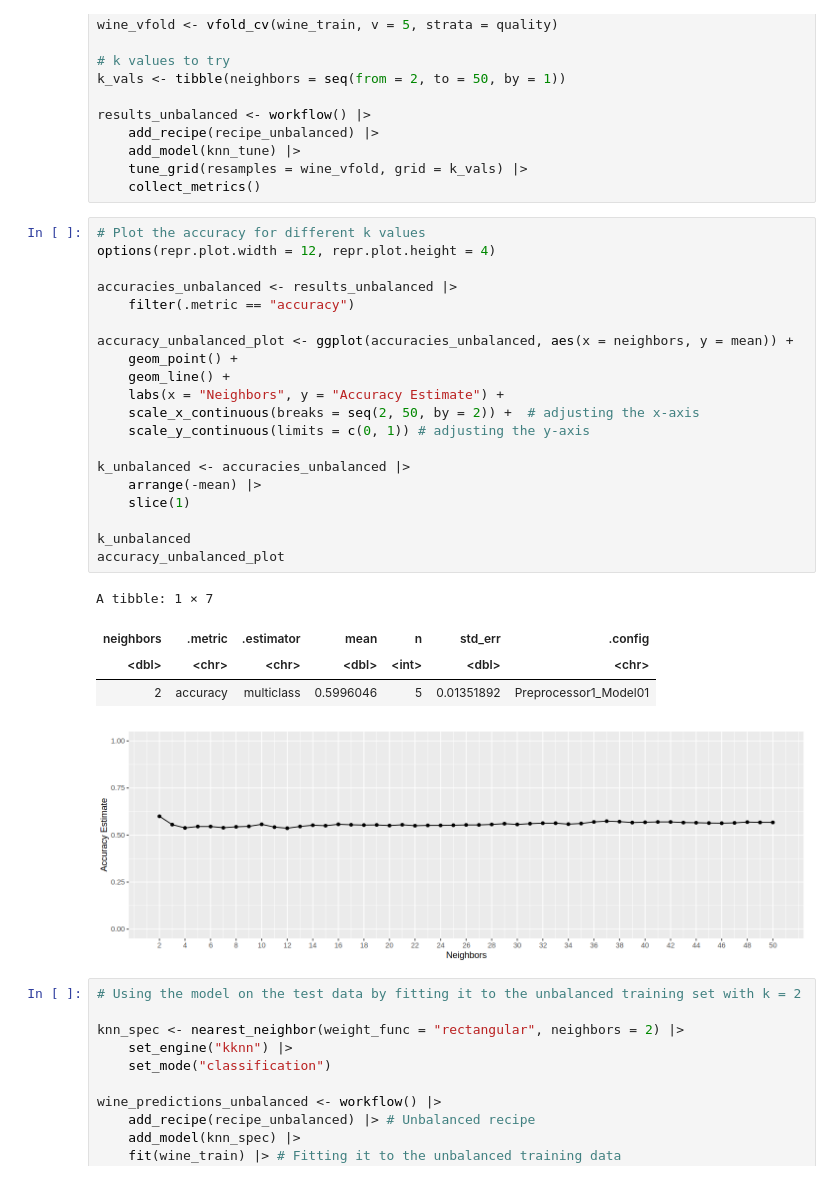
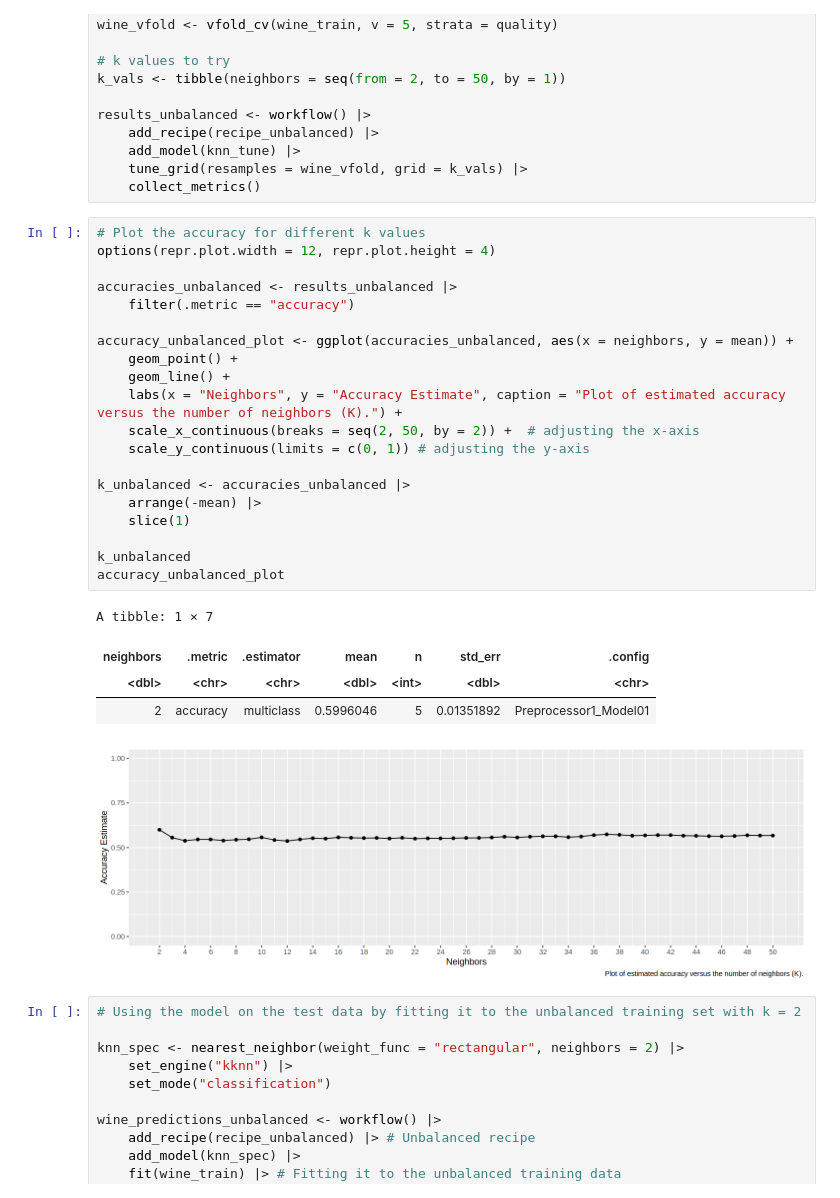
Before and after one commit to rahim620/DSCI100-PROJECT-FALL23, a Jupyter notebook: wine_quality.ipynb, the cells around one changed output. Drawn from its saved outputs; the diff is of its cells as text.

```diff
--- a/wine_quality.ipynb
+++ b/wine_quality.ipynb
@@ -148,29 +160,29 @@ results_unbalanced <- workflow() |>
 # %%
 # Plot the accuracy for different k values
 options(repr.plot.width = 12, repr.plot.height = 4)
 
 accuracies_unbalanced <- results_unbalanced |>
     filter(.metric == "accuracy")
 
 accuracy_unbalanced_plot <- ggplot(accuracies_unbalanced, aes(x = neighbors, y = mean)) +
     geom_point() +
     geom_line() +
-    labs(x = "Neighbors", y = "Accuracy Estimate") +
+    labs(x = "Neighbors", y = "Accuracy Estimate", caption = "Plot of estimated accuracy versus the number of neighbors (K).") +
     scale_x_continuous(breaks = seq(2, 50, by = 2)) +  # adjusting the x-axis
     scale_y_continuous(limits = c(0, 1)) # adjusting the y-axis
 
 k_unbalanced <- accuracies_unbalanced |>
     arrange(-mean) |>
     slice(1)
 
 k_unbalanced
 accuracy_unbalanced_plot
 # %% [output]
 A tibble: 1 × 7
 | neighbors | .metric | .estimator | mean | n | std_err | .config |
 | <dbl> | <chr> | <chr> | <dbl> | <int> | <dbl> | <chr> |
 | 2 | accuracy | multiclass | 0.5996046 | 5 | 0.01351892 | Preprocessor1_Model01 |
-[figure, old version]
+[figure, new version]
 # %%
 # Using the model on the test data by fitting it to the unbalanced training set with k = 2
 
```
Also changed, not shown: parts of 7 cells of this notebook.
